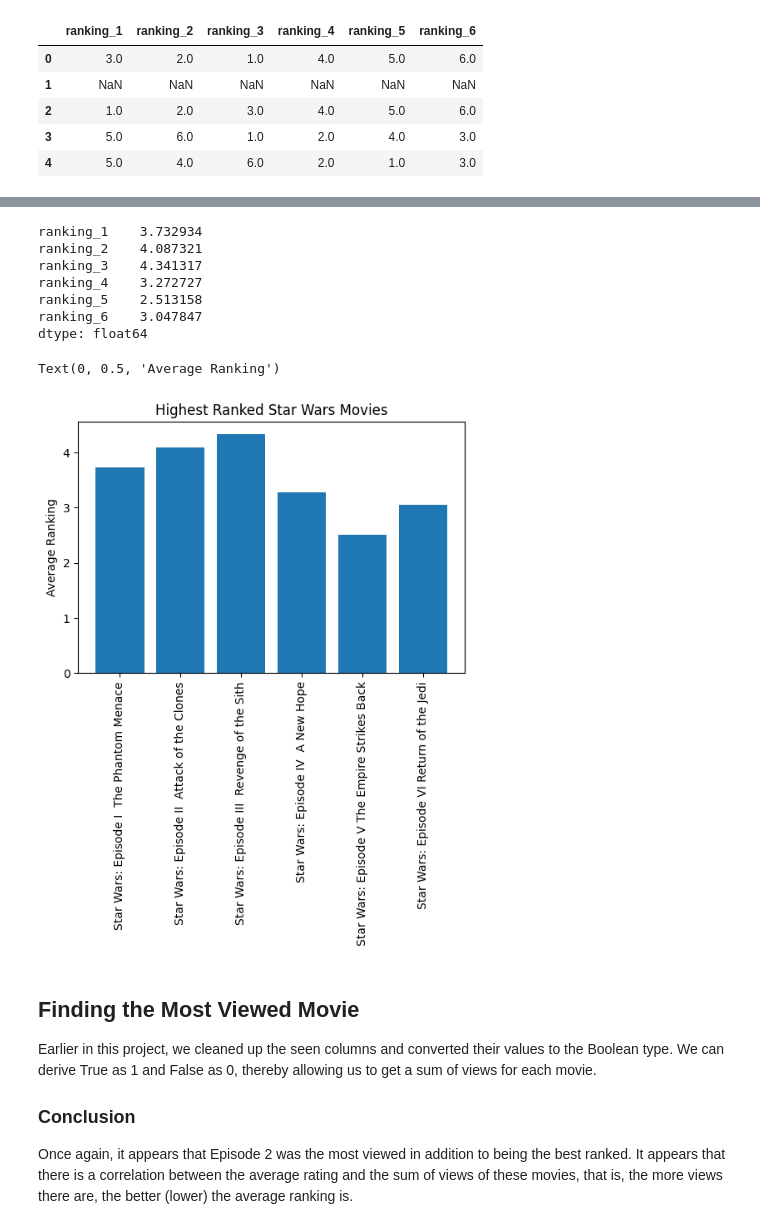
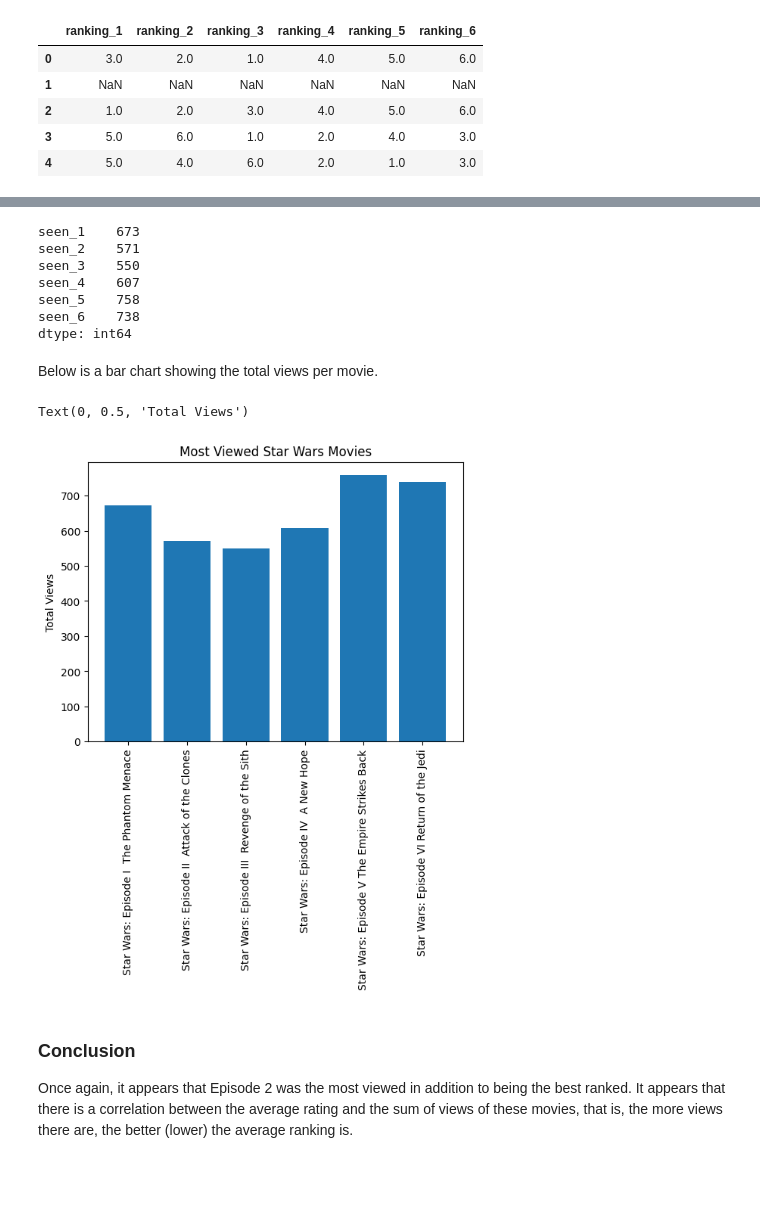
Before and after one commit to skillspark/learn-data-analysis, a Jupyter notebook: StarWars.ipynb, the cells around one changed output, grey strips where cells are left out. Drawn from its saved outputs; the diff is of its cells as text; code cells hidden in the pictures; blank space fills up the shorter version.

```diff
--- a/StarWars.ipynb
+++ b/StarWars.ipynb
@@ -129,7 +133,8 @@ star_wars[star_wars.columns[3:15]].head()
 Next, convert each column to a numeric type, then rename the columns so that we can tell what they represent more easily.
 # %%
 # convert numerical values to float
-star_wars[star_wars.columns[9:15]] = star_wars[star_wars.columns[9:15]].astype(float)
+#star_wars[star_wars.columns[9:15]] = star_wars[star_wars.columns[9:15]].astype(float)
+star_wars.iloc[2,9:15] = star_wars.iloc[2,9:15].astype(float)
 
 # rename each column to something more descriptive
 star_wars = star_wars.rename(columns={"Please rank the Star Wars films in order of preference with 1 being your favorite film in the franchise and 6 being your least favorite film." : "ranking_1",
@@ -161,33 +196,29 @@ From the chart one can see that the lowest (best)-ranked movie was Episode 5. I
+# %%
+# create a dataframe with the total views per movie
+most_views = star_wars[star_wars.columns[3:9]].sum()
+print(most_views)
+# %% [output]
+seen_1    673
+seen_2    571
+seen_3    550
+seen_4    607
+seen_5    758
+seen_6    738
+dtype: int64
+# %% [markdown]
+Below is a bar chart showing the total views per movie.
 # %%
-# create a dataframe with the average per movie
-star_wars_avg_ranking = star_wars[star_wars.columns[9:15]].mean()
-print(star_wars_avg_ranking)
+# show a bar chart to compare each movie's total views
 
-# show a bar chart to compare each movie's average ranking
-%matplotlib inline
-import matplotlib.pyplot as plt
-
-eps = ep_map.keys()
-eps = [item for item in eps if not(pd.isnull(item)) == True]
-plt.bar(range(6), star_wars_avg_ranking)
-plt.title('Highest Ranked Star Wars Movies')
+plt.bar(range(6), most_views)
+plt.title('Most Viewed Star Wars Movies')
 plt.xticks([0,1,2,3,4,5],eps)
 plt.xticks(rotation=90)
-plt.ylabel('Average Ranking')
+plt.ylabel('Total Views')
 # %% [output]
-ranking_1    3.732934
-ranking_2    4.087321
-ranking_3    4.341317
-ranking_4    3.272727
-ranking_5    2.513158
-ranking_6    3.047847
-dtype: float64
+Text(0, 0.5, 'Total Views')
-Text(0, 0.5, 'Average Ranking')
-[figure, old version]
+[figure, new version]
 # %% [markdown]
-## Finding the Most Viewed Movie
-Earlier in this project, we cleaned up the seen columns and converted their values to the Boolean type. We can derive True as 1 and False as 0, thereby allowing us to get a sum of views for each movie.
-
 ### Conclusion
 Once again, it appears that Episode 2 was the most viewed in addition to being the best ranked.
 It appears that there is a correlation between the average rating and the sum of views of these movies, that is, the more views there are, the better (lower) the average ranking is.
```
Also changed, not shown: parts of 16 cells of this notebook.
